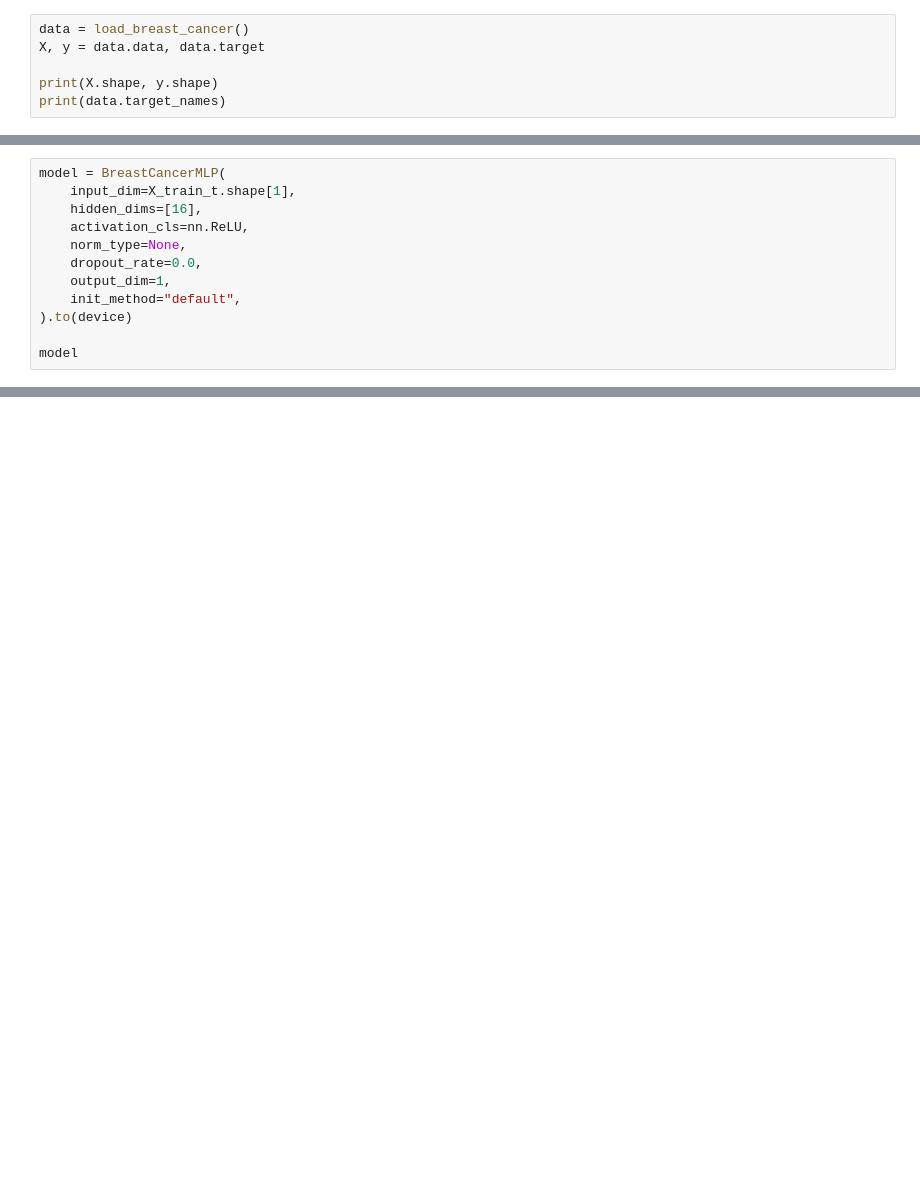
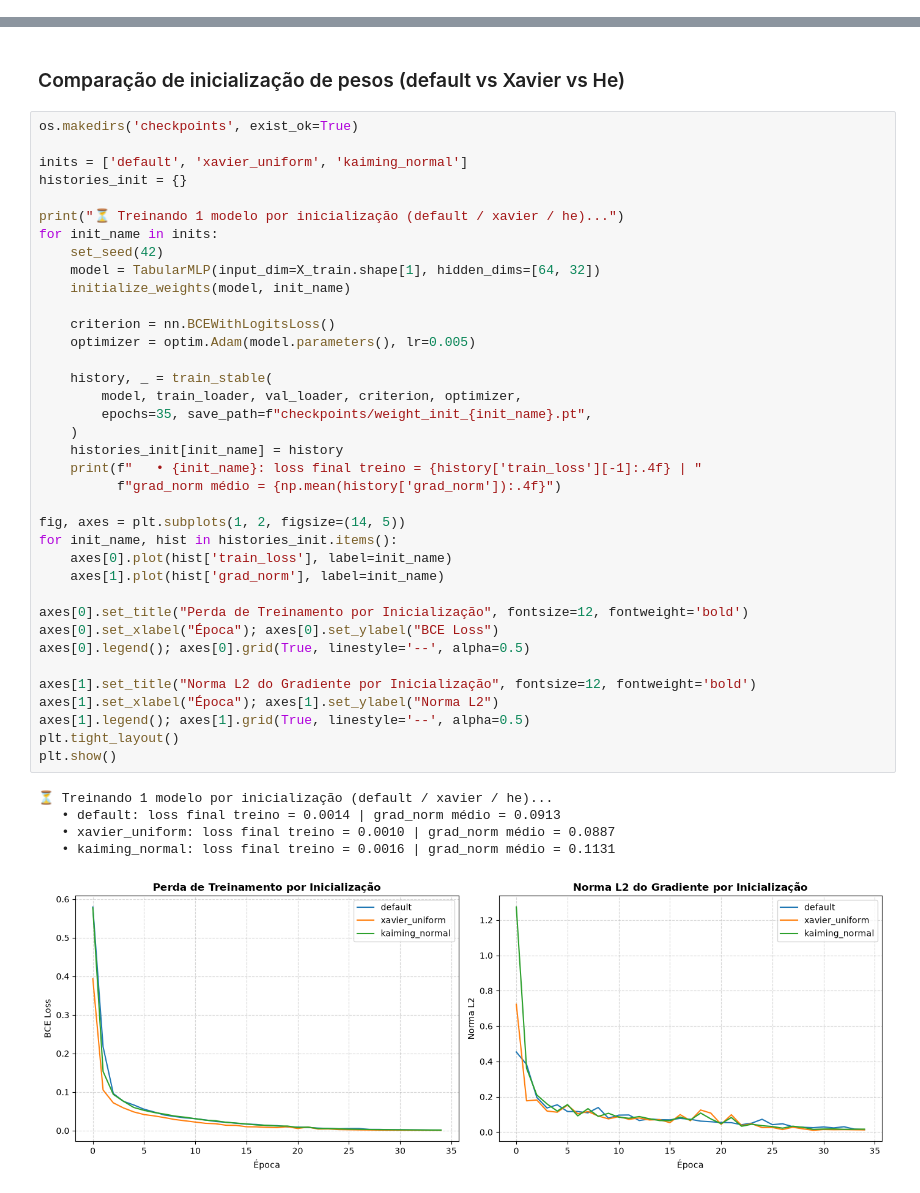
Before and after one commit to GiovanniAsantos/projeto1-mlp-breast-cancer, a Jupyter notebook: notebooks/01_pipeline_mlp.ipynb, the cells around one changed output, grey strips where cells are left out. Drawn from its saved outputs; the diff is of its cells as text; blank space fills up the shorter version.

Commit message:
segue implementação de comparação de função de ativação, organização de notebook, e baseline comparison.

```diff
--- a/notebooks/01_pipeline_mlp.ipynb
+++ b/notebooks/01_pipeline_mlp.ipynb
@@ -21,6 +66,0 @@ print(f"Utilizando dispositivo: {device}")
-# %%
-data = load_breast_cancer()
-X, y = data.data, data.target
-
-print(X.shape, y.shape)
-print(data.target_names)
@@ -44,12 +66,0 @@ X_train_t.shape, y_train_t.shape
-# %%
-model = BreastCancerMLP(
-    input_dim=X_train_t.shape[1],
-    hidden_dims=[16],
-    activation_cls=nn.ReLU,
-    norm_type=None,
-    dropout_rate=0.0,
-    output_dim=1,
-    init_method="default",
-).to(device)
-
-model
@@ -55,0 +379,45 @@ model
+# %% [markdown]
+### Comparação de inicialização de pesos (default vs Xavier vs He)
+# %%
+os.makedirs('checkpoints', exist_ok=True)
+
+inits = ['default', 'xavier_uniform', 'kaiming_normal']
+histories_init = {}
+
+print("⏳ Treinando 1 modelo por inicialização (default / xavier / he)...")
+for init_name in inits:
+    set_seed(42)
+    model = TabularMLP(input_dim=X_train.shape[1], hidden_dims=[64, 32])
+    initialize_weights(model, init_name)
+
+    criterion = nn.BCEWithLogitsLoss()
+    optimizer = optim.Adam(model.parameters(), lr=0.005)
+
+    history, _ = train_stable(
+        model, train_loader, val_loader, criterion, optimizer,
+        epochs=35, save_path=f"checkpoints/weight_init_{init_name}.pt",
+    )
+    histories_init[init_name] = history
+    print(f"   • {init_name}: loss final treino = {history['train_loss'][-1]:.4f} | "
+          f"grad_norm médio = {np.mean(history['grad_norm']):.4f}")
+
+fig, axes = plt.subplots(1, 2, figsize=(14, 5))
+for init_name, hist in histories_init.items():
+    axes[0].plot(hist['train_loss'], label=init_name)
+    axes[1].plot(hist['grad_norm'], label=init_name)
+
+axes[0].set_title("Perda de Treinamento por Inicialização", fontsize=12, fontweight='bold')
+axes[0].set_xlabel("Época"); axes[0].set_ylabel("BCE Loss")
+axes[0].legend(); axes[0].grid(True, linestyle='--', alpha=0.5)
+
+axes[1].set_title("Norma L2 do Gradiente por Inicialização", fontsize=12, fontweight='bold')
+axes[1].set_xlabel("Época"); axes[1].set_ylabel("Norma L2")
+axes[1].legend(); axes[1].grid(True, linestyle='--', alpha=0.5)
+plt.tight_layout()
+plt.show()
+# %% [output]
+⏳ Treinando 1 modelo por inicialização (default / xavier / he)...
+   • default: loss final treino = 0.0014 | grad_norm médio = 0.0913
+   • xavier_uniform: loss final treino = 0.0010 | grad_norm médio = 0.0887
+   • kaiming_normal: loss final treino = 0.0016 | grad_norm médio = 0.1131
+[figure, added]
```
Also changed, not shown: parts of 37 cells of this notebook, 15 other files.
